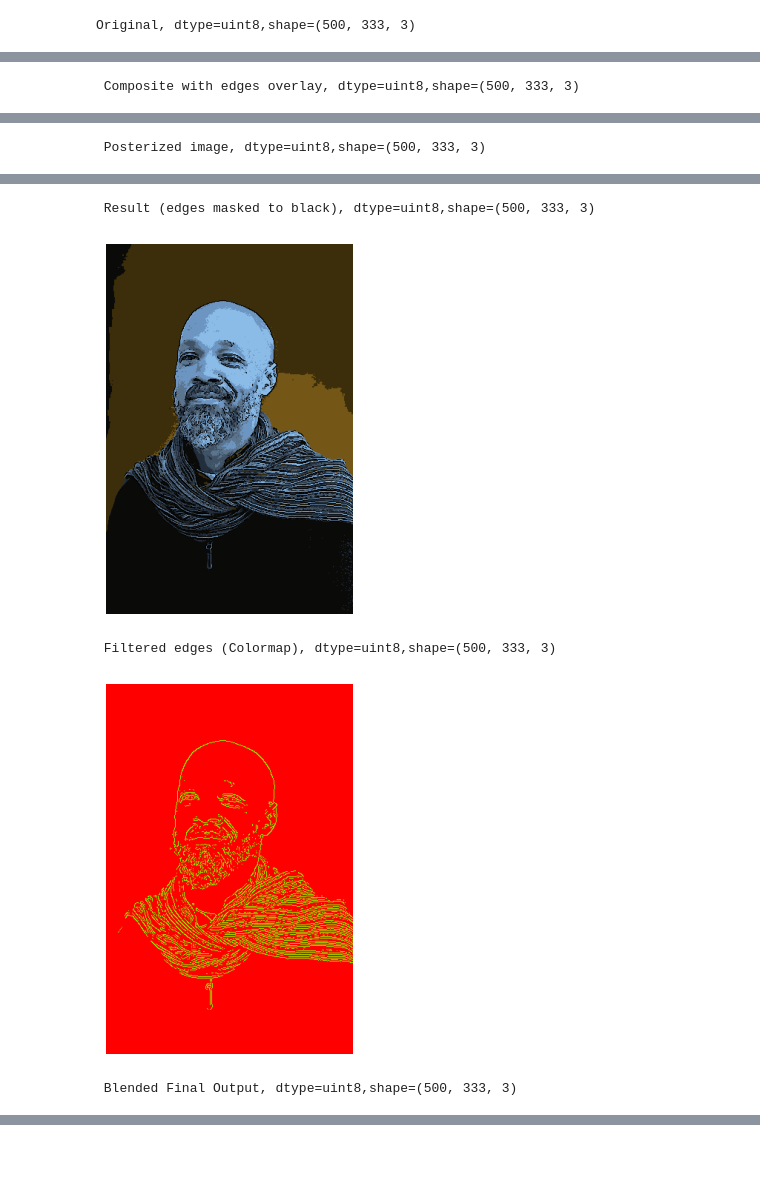
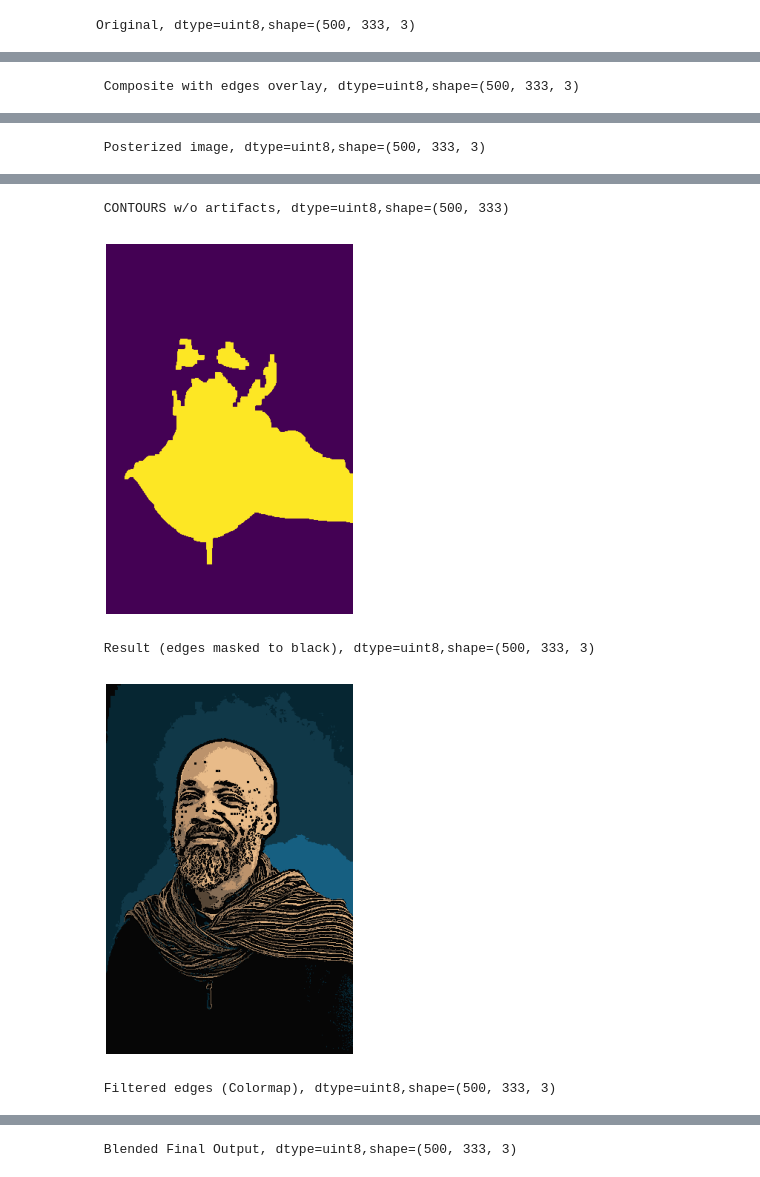
Before and after one commit to cormac-black/chekhovs-biscuit, a Jupyter notebook: Copy_of_back_at_it.ipynb, the cells around one changed output, grey strips where cells are left out. Drawn from its saved outputs; the diff is of its cells as text; code cells hidden in the pictures.

```diff
--- a/Copy_of_back_at_it.ipynb
+++ b/Copy_of_back_at_it.ipynb
@@ -22,7 +22,7 @@ def display_img(img, title=None):
 def overlay_it(img):
     # Read background
     bg = img
-    bg = cv2.cvtColor (bg, cv2.COLOR_BGR2RGB) ## << put posterized here instead of bg
+    bg = cv2.cvtColor (bg, cv2.COLOR_BGR2RGB)
     if bg is None:
         print(f"Image not found at: {img_path}")
         return None
@@ -32,7 +32,7 @@ def overlay_it(img):
 
     # Edge detection
     edges = cv2.adaptiveThreshold(gray, 255, cv2.ADAPTIVE_THRESH_MEAN_C,
-                                  cv2.THRESH_BINARY, 15, 18) ## second to last number must be odd !!
+                                  cv2.THRESH_BINARY, 15, 18)
 
     # White mask (white = 255, transparent areas)
     white_mask = (edges == 255)
@@ -61,39 +61,63 @@ def overlay_it(img):
 
 def posterize_it(img):
 
-  pixel_values = img_raw.reshape((-1, 3))
+  # Removed redundant/incorrect BGR to RGB conversion, as input 'composite' is already RGB.
+  pixel_values = img.reshape((-1, 3))
   pixel_values = np.float32(pixel_values)
   k = 8
   _, labels, centers = cv2.kmeans(pixel_values, k, None, (cv2.TERM_CRITERIA_EPS + cv2.TERM_CRITERIA_MAX_ITER, 100, .2), 10, cv2.KMEANS_RANDOM_CENTERS)
   centers = np.uint8(centers)
 
-  quantized_img = centers[labels.flatten()]
-  quantized_img = quantized_img.reshape(img_raw.shape)
+  posterized_img_local = centers[labels.flatten()]
+  posterized_img_local = posterized_img_local.reshape(img.shape)
 
-  return quantized_img
+  return posterized_img_local
 
-def find_edges(img):
-  img_GRAY = cv2.cvtColor(img_raw, cv2.COLOR_RGB2GRAY)
+def canny1_img(img):
+  img_GRAY = cv2.cvtColor(img, cv2.COLOR_RGB2GRAY)
   edges1 = cv2.Canny(img_GRAY, 230, 240)
-  kernel = np.ones((1,1), np.uint8) # gaussian kernel = border thickess
-  dilated_edges = cv2.dilate(edges1, kernel, iterations=1) # edges or edges1 ???
+  kernel = np.ones((1,1), np.uint8)
+  dilated_edges = cv2.dilate(edges1, kernel, iterations=1)
 
-  result = quantized_img.copy()
+  result = img.copy()
   result[dilated_edges !=0] = [0,0,0]
 
-  img_GRAY_blur = cv2.medianBlur(img_GRAY, 3) # Changed ksize from 1 to 3 based on original comment's implied intent
+  img_GRAY_blur = cv2.medianBlur(img_GRAY, 3)
 
-  img_filtered = cv2.applyColorMap(dilated_edges, cv2.COLORMAP_WINTER) # MAGMA
+  img_filtered = cv2.applyColorMap(dilated_edges, cv2.COLORMAP_WINTER)
 
   return result, img_filtered
+
+def canny2_img(img):
+  # FIX: Use parameter 'img' instead of global 'img_raw'
+  # FIX: Assuming 'img' passed is BGR as 'img_raw' is BGR.
+  gray_img = cv2.cvtColor(img,cv2.COLOR_BGR2GRAY)
+  edges = cv2.Canny(gray_img, threshold1=100, threshold2= 200)
+
+  kernel = cv2.getStructuringElement(cv2.MORPH_RECT, (5,5,))
+  closed = cv2.morphologyEx(edges, cv2.MORPH_CLOSE, kernel)
+
+  opened = cv2.morphologyEx(closed, cv2.MORPH_OPEN, kernel)
+
+  contours, _ = cv2.findContours(opened, cv2.RETR_EXTERNAL, cv2.CHAIN_APPROX_SIMPLE)
+
+  min_length = 100
+
+  output = np.zeros_like(opened)
+
+  for cnt in contours:
+    if cv2.arcLength(cnt, False) > min_length:
+      cv2.drawContours(output, [cnt], -1, 225, thickness=cv2.FILLED)
+
+  return output # FIX: Return the image with contours drawn, not the contours list
 
 def add_Weighted(img1, img2):
 
   alpha = 0.9
   beta = 0.1
-  gamma = 0 # brightness; gamma max -/+100, else whiteout, blackout
+  gamma = 0
 
-  blended_img = cv2.addWeighted(cv2.cvtColor(result, cv2.COLOR_BGR2RGB), alpha, img_filtered, beta, gamma)
+  blended_img = cv2.addWeighted(cv2.cvtColor(img1, cv2.COLOR_BGR2RGB), alpha, img2, beta, gamma) # FIX: Use 'img1' and 'img2' parameters instead of global 'result' and 'img_filtered'
 
   return blended_img
 
@@ -106,15 +130,24 @@ plt.show()
 
 composite, edges = overlay_it(img_raw)
 
+
+
 if composite is None:
   raise FileNotFoundError(f'Could not load image from {img_path}')
+
 display_img(composite, "Composite with edges overlay")
 
-quantized_img = posterize_it(composite)
-display_img(quantized_img, 'Posterized image')
+# FIX: Call posterize_it and assign its result to posterized_img before its first use
+posterized_img = posterize_it(composite)
 
+display_img(posterized_img, 'Posterized image')
 
-result, img_filtered = find_edges(quantized_img)
+c_tours = canny2_img(img_raw)
+
+display_img(c_tours, 'CONTOURS w/o artifacts')
+
+result, img_filtered = canny1_img(posterized_img)
+
 display_img(result, 'Result (edges masked to black)')
 display_img(img_filtered, 'Filtered edges (Colormap)')
 
@@ -136,5 +169,5 @@ Original, dtype=uint8,shape=(500, 333, 3)
- Result (edges masked to black), dtype=uint8,shape=(500, 333, 3)
+ CONTOURS w/o artifacts, dtype=uint8,shape=(500, 333)
-[figure, old version]
+[figure, new version]
- Filtered edges (Colormap), dtype=uint8,shape=(500, 333, 3)
+ Result (edges masked to black), dtype=uint8,shape=(500, 333, 3)
-[figure, old version]
+[figure, new version]
- Blended Final Output, dtype=uint8,shape=(500, 333, 3)
+ Filtered edges (Colormap), dtype=uint8,shape=(500, 333, 3)
@@ -141,0 +175 @@ Original, dtype=uint8,shape=(500, 333, 3)
+ Blended Final Output, dtype=uint8,shape=(500, 333, 3)
```
Also changed, not shown: parts of 1 cell of this notebook.
